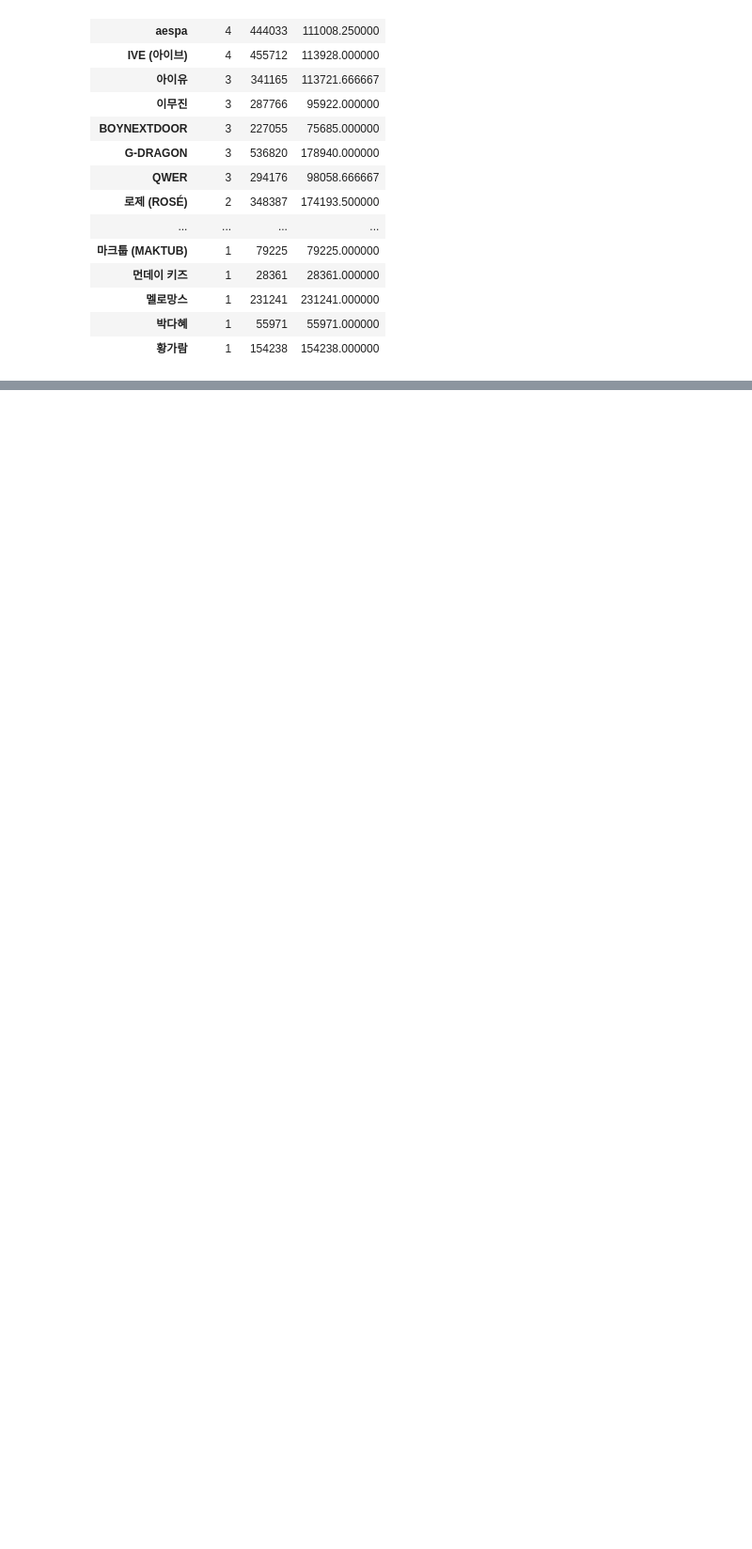
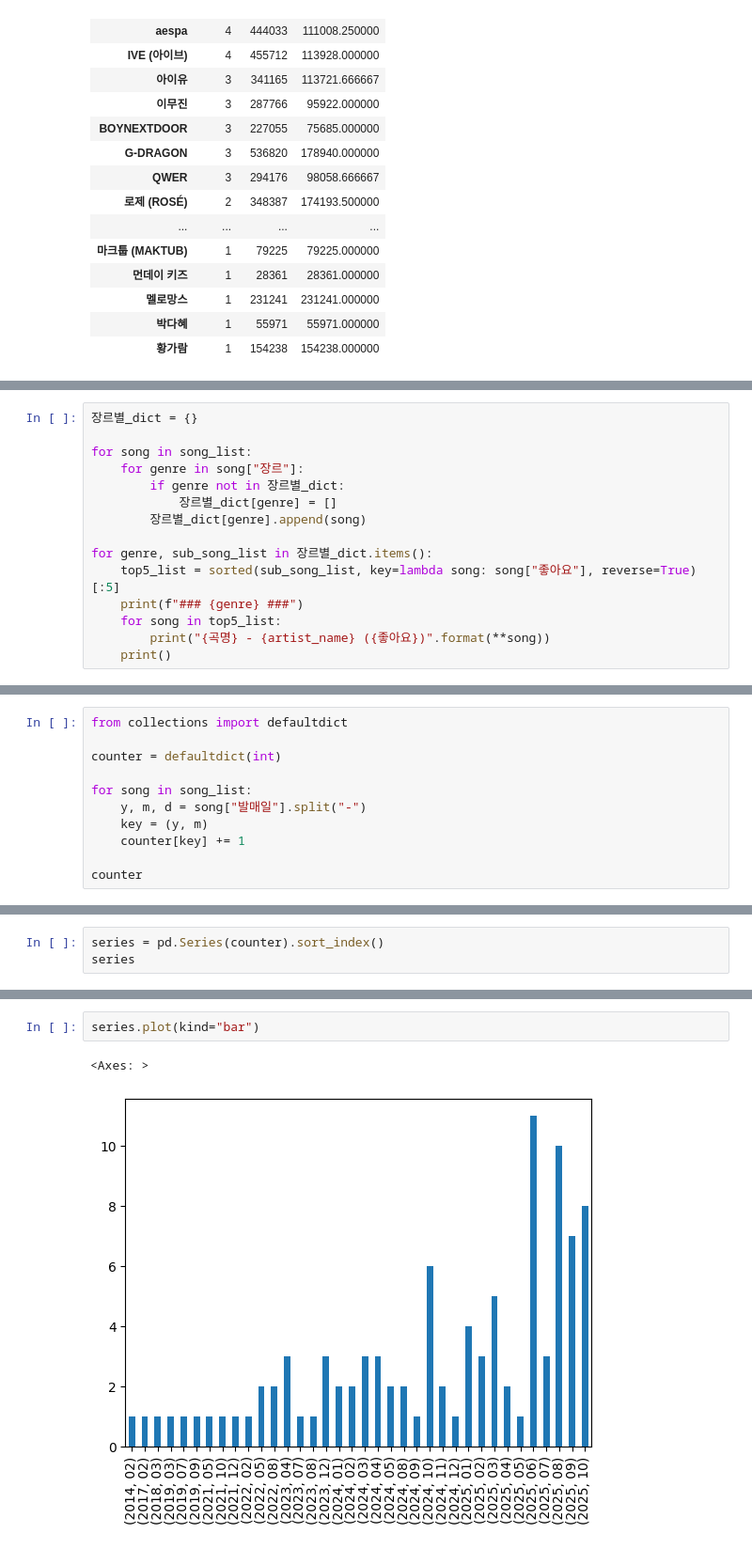
Before and after one commit to pyhub-camp/abc-bootcamp-202510, a Jupyter notebook: 데이터분석/멜론 데이터 분석.ipynb, the cells around one changed output, grey strips where cells are left out. Shown: that part at 94% size. Cells and saved outputs as stored; diff of their text form; blank space fills up the shorter version.

```diff
--- a/데이터분석/멜론 데이터 분석.ipynb
+++ b/데이터분석/멜론 데이터 분석.ipynb
@@ -156,0 +159,15 @@ song_df.groupby("artist_name")["좋아요"].agg(["count", "sum", "mean"]).sort_v
+# %%
+장르별_dict = {}
+
+for song in song_list:
+    for genre in song["장르"]:
+        if genre not in 장르별_dict:
+            장르별_dict[genre] = []
+        장르별_dict[genre].append(song)
+
+for genre, sub_song_list in 장르별_dict.items():
+    top5_list = sorted(sub_song_list, key=lambda song: song["좋아요"], reverse=True)[:5]
+    print(f"### {genre} ###")
+    for song in top5_list:
+        print("{곡명} - {artist_name} ({좋아요})".format(**song))
+    print()
@@ -156,0 +194,11 @@ song_df.groupby("artist_name")["좋아요"].agg(["count", "sum", "mean"]).sort_v
+# %%
+from collections import defaultdict
+
+counter = defaultdict(int)
+
+for song in song_list:
+    y, m, d = song["발매일"].split("-")
+    key = (y, m)
+    counter[key] += 1
+
+counter
@@ -156,0 +223,3 @@ song_df.groupby("artist_name")["좋아요"].agg(["count", "sum", "mean"]).sort_v
+# %%
+series = pd.Series(counter).sort_index()
+series
@@ -156,0 +244,5 @@ song_df.groupby("artist_name")["좋아요"].agg(["count", "sum", "mean"]).sort_v
+# %%
+series.plot(kind="bar")
+# %% [output]
+<Axes: >
+[figure, added]
```
Also changed, not shown: parts of 5 cells of this notebook, 1 other file.
